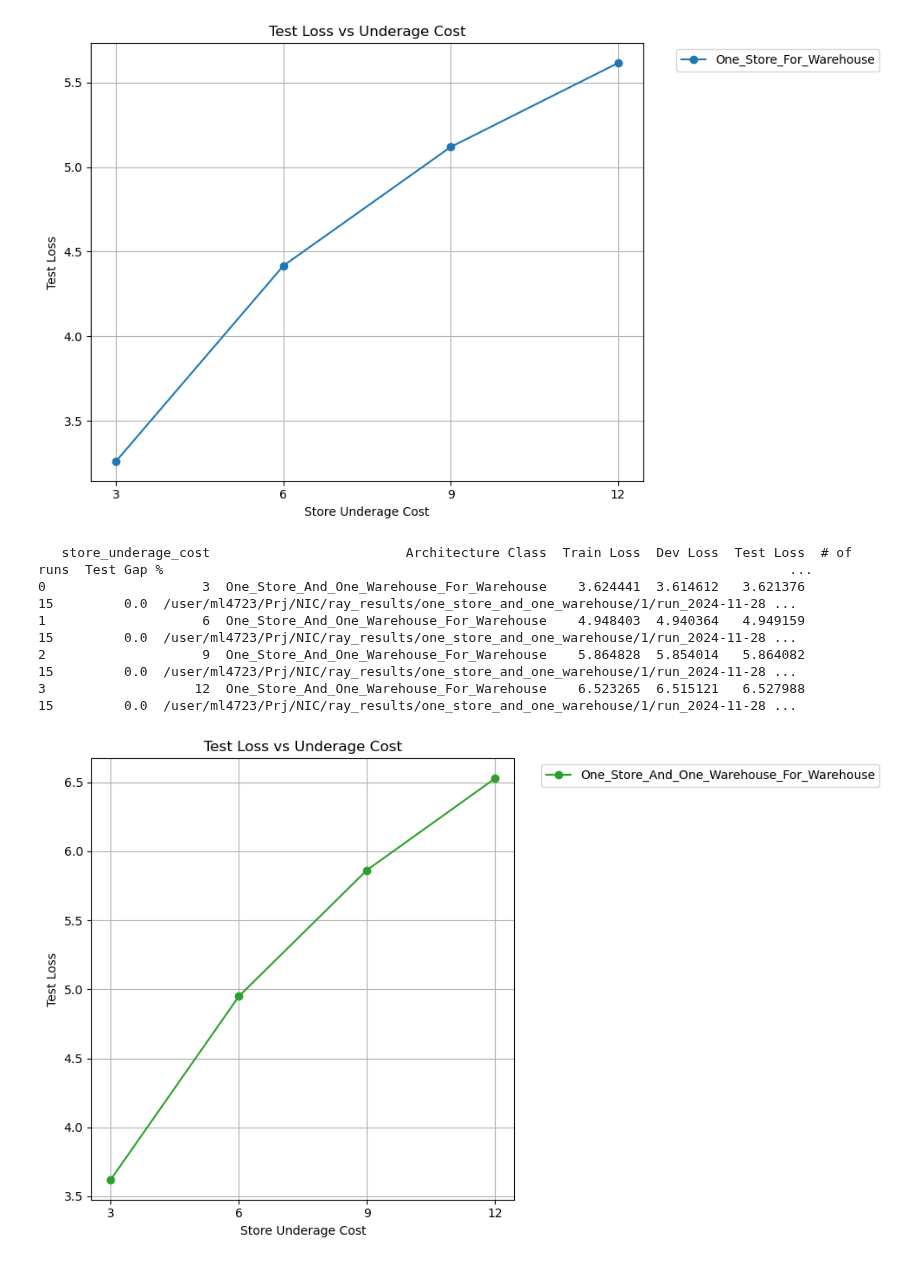
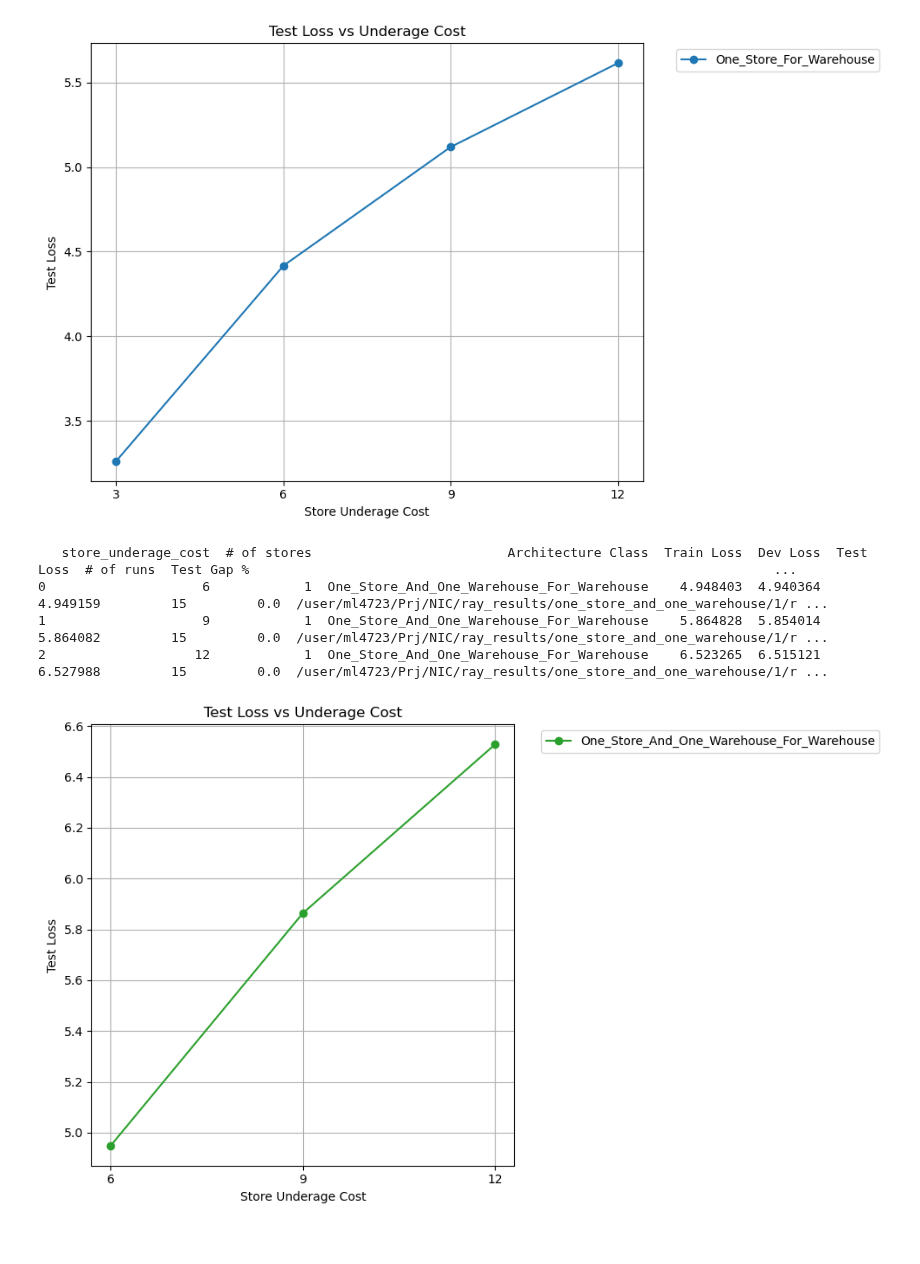
Before and after one commit to minuk302/Neural_inventory_control, a Jupyter notebook: analysis/ray_one_warehouse_independent_store_debug.ipynb, the cells around one changed output. Drawn from its saved outputs; the diff is of its cells as text; code cells hidden in the pictures.

```diff
--- a/analysis/ray_one_warehouse_independent_store_debug.ipynb
+++ b/analysis/ray_one_warehouse_independent_store_debug.ipynb
@@ -121,7 +121,7 @@ def default_condition_setter(condition_name):
 sort_by = 'test_loss'
 pick_row_from_run_by = 'test_loss'
 
-store_underage_cost = [3, 6, 9, 12]
+store_underage_cost = [6, 9, 12]
 results_interpretor = rri.RayResultsinterpreter()
 
 # One store for warehouse
@@ -144,39 +144,38 @@ cols = ['store_underage_cost'] + cols
 df = df[cols]
 
 df_to_print = df.copy()
 df_to_print.drop(columns=['hyperparam_name', 'Learning Rate'], inplace=True)
 
 print(df_to_print.to_string())
 
 # Create the plot for fixed case
 fig, ax = plt.subplots(figsize=(10, 6))
 
 # Plot for Test Loss - handle duplicate entries by taking mean
 pivot_df_fixed_test = df.groupby(['store_underage_cost', 'Architecture Class'])['Test Loss'].mean().unstack()
 
 for column in pivot_df_fixed_test.columns:
     ax.plot(pivot_df_fixed_test.index, pivot_df_fixed_test[column],
             marker='o',
             label=column,
             color=color_scheme[column],
             linestyle=linestyle_scheme[column])
 
 ax.set_xlabel('Store Underage Cost')
 ax.set_ylabel('Test Loss')
 ax.set_title('Test Loss vs Underage Cost')
 ax.legend(bbox_to_anchor=(1.05, 1), loc='upper left')
 ax.grid(True)
 ax.set_xticks(pivot_df_fixed_test.index)
 
 plt.tight_layout()
 plt.show()
 # %% [output]
-   store_underage_cost                         Architecture Class  Train Loss  Dev Loss  Test Loss  # of runs  Test Gap %                                                                                ...
-0                    3  One_Store_And_One_Warehouse_For_Warehouse    3.624441  3.614612   3.621376         15         0.0  /user/ml4723/Prj/NIC/ray_results/one_store_and_one_warehouse/1/run_2024-11-28 ...
-1                    6  One_Store_And_One_Warehouse_For_Warehouse    4.948403  4.940364   4.949159         15         0.0  /user/ml4723/Prj/NIC/ray_results/one_store_and_one_warehouse/1/run_2024-11-28 ...
-2                    9  One_Store_And_One_Warehouse_For_Warehouse    5.864828  5.854014   5.864082         15         0.0  /user/ml4723/Prj/NIC/ray_results/one_store_and_one_warehouse/1/run_2024-11-28 ...
-3                   12  One_Store_And_One_Warehouse_For_Warehouse    6.523265  6.515121   6.527988         15         0.0  /user/ml4723/Prj/NIC/ray_results/one_store_and_one_warehouse/1/run_2024-11-28 ...
+   store_underage_cost  # of stores                         Architecture Class  Train Loss  Dev Loss  Test Loss  # of runs  Test Gap %                                                                   ...
+0                    6            1  One_Store_And_One_Warehouse_For_Warehouse    4.948403  4.940364   4.949159         15         0.0  /user/ml4723/Prj/NIC/ray_results/one_store_and_one_warehouse/1/r ...
+1                    9            1  One_Store_And_One_Warehouse_For_Warehouse    5.864828  5.854014   5.864082         15         0.0  /user/ml4723/Prj/NIC/ray_results/one_store_and_one_warehouse/1/r ...
+2                   12            1  One_Store_And_One_Warehouse_For_Warehouse    6.523265  6.515121   6.527988         15         0.0  /user/ml4723/Prj/NIC/ray_results/one_store_and_one_warehouse/1/r ...
-[figure, old version]
+[figure, new version]
 # %%
 # Define color scheme for architecture types
 color_scheme = {
```
Also changed, not shown: parts of 3 cells of this notebook, 6 other files.
